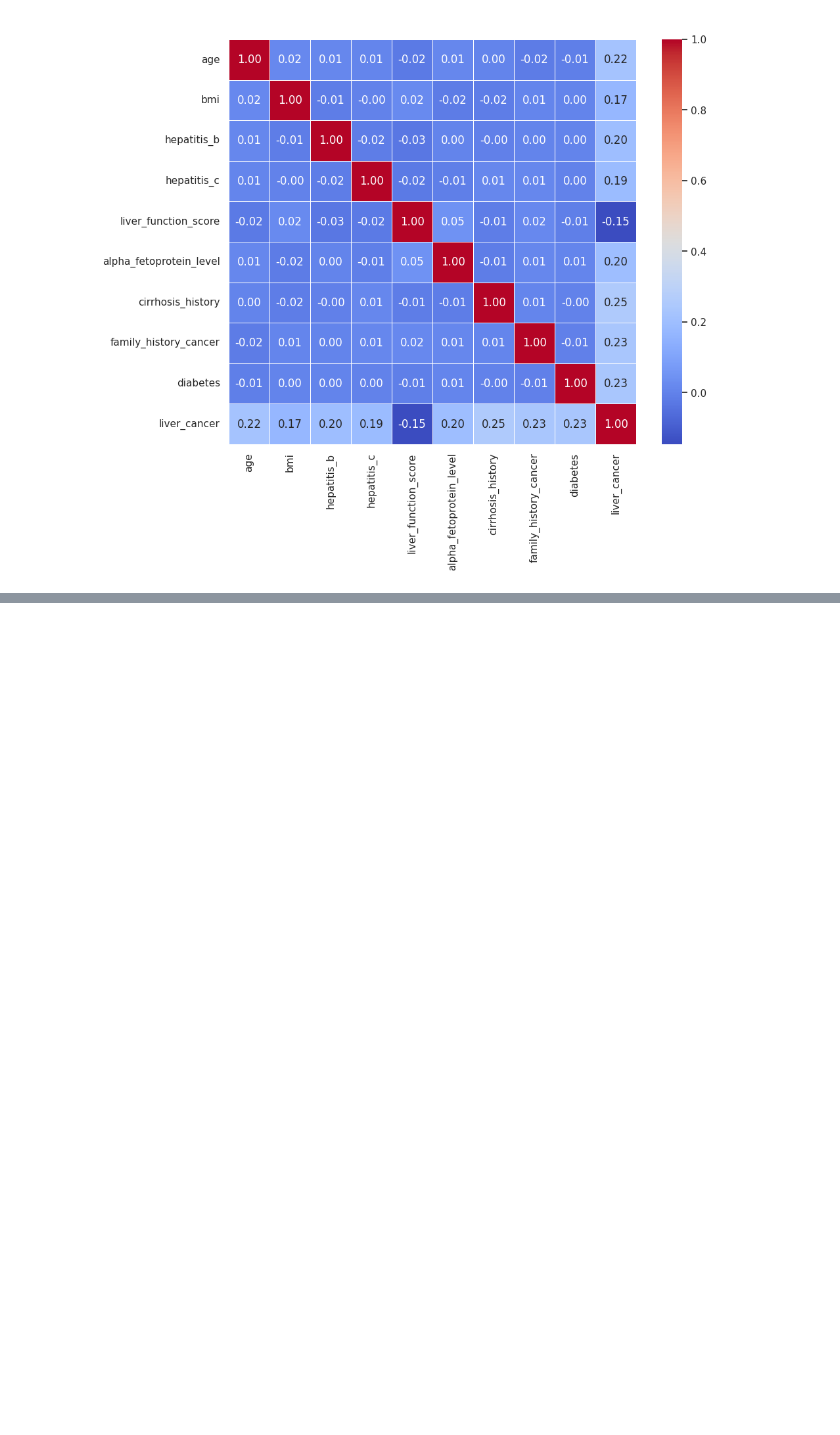
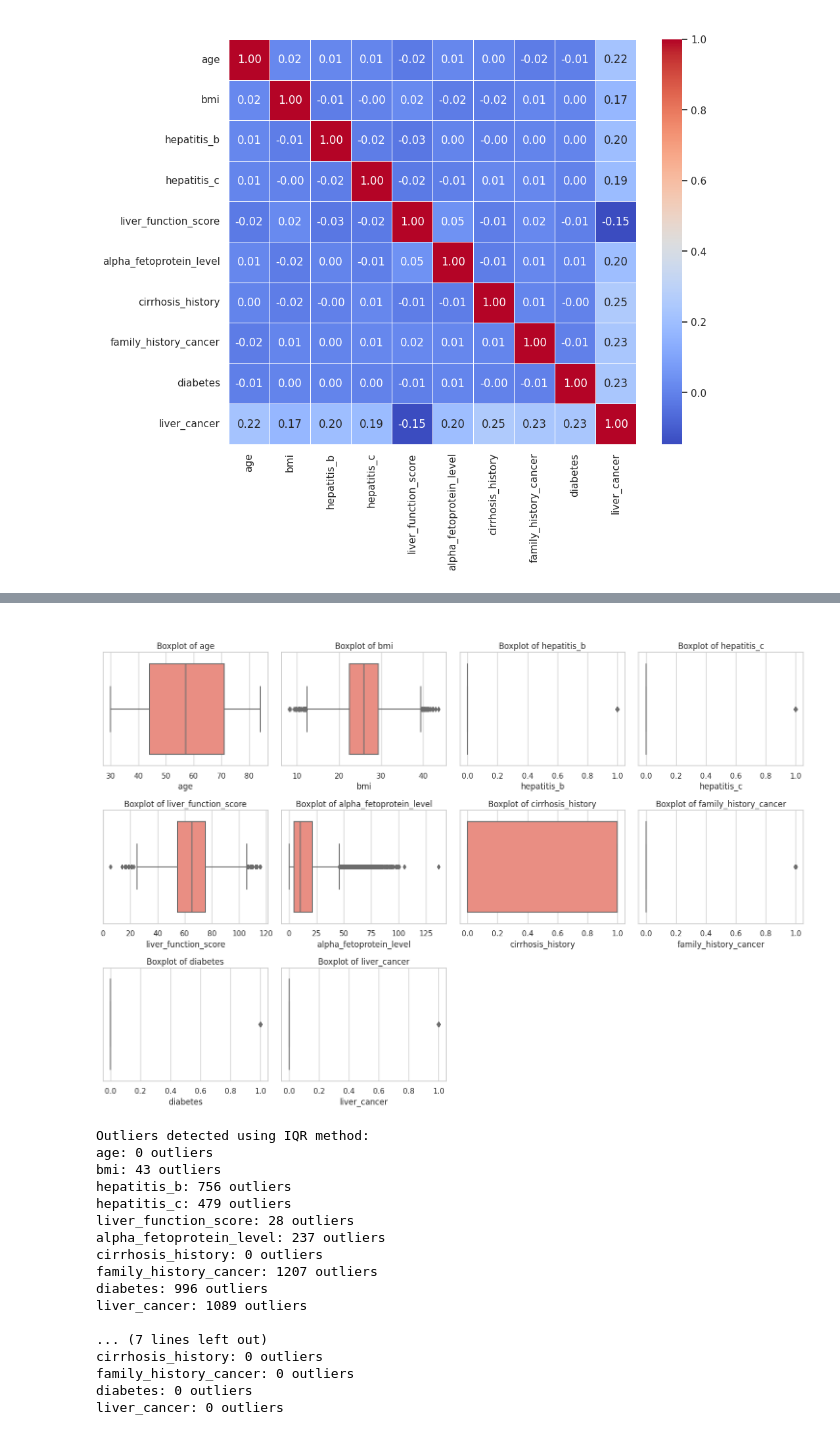
Before and after one commit to alabhastam/predict-Liver-Cancer, a Jupyter notebook: main.ipynb, the cells around one changed output, grey strips where cells are left out. Drawn from its saved outputs; the diff is of its cells as text; code cells hidden in the pictures; blank space fills up the shorter version.

Commit message:
Kaggle Notebook | Liver Cancer Classification | Version 3

```diff
--- a/main.ipynb
+++ b/main.ipynb
@@ -690,0 +727,76 @@ memory usage: 547.0+ KB
+# %%
+import seaborn as sns
+import matplotlib.pyplot as plt
+from scipy import stats
+
+numerical_cols = df.select_dtypes(include=[np.number]).columns
+
+# Step 1: Visualize outliers using boxplots
+plt.figure(figsize=(15, 10))
+for i, col in enumerate(numerical_cols, 1):
+    plt.subplot(3, 4, i)
+    sns.boxplot(x=df[col], color='salmon')
+    plt.title(f'Boxplot of {col}')
+plt.tight_layout()
+plt.suptitle("Outlier Detection: Boxplots", fontsize=16, color="white", y=1.02)
+plt.show()
+
+# Step 2: Apply IQR Method for outlier detection
+outliers_iqr = {}
+for col in numerical_cols:
+    Q1 = df[col].quantile(0.25)
+    Q3 = df[col].quantile(0.75)
+    IQR = Q3 - Q1
+    lower_bound = Q1 - 1.5 * IQR
+    upper_bound = Q3 + 1.5 * IQR
+    outliers_iqr[col] = df[(df[col] < lower_bound) | (df[col] > upper_bound)]
+
+# Display the outliers detected by IQR method
+print("\nOutliers detected using IQR method:")
+for col, outliers in outliers_iqr.items():
+    print(f"{col}: {len(outliers)} outliers")
+
+# Step 3: Apply Z-score method for outlier detection
+outliers_zscore = {}
+z_threshold = 3  # Z-score threshold
+for col in numerical_cols:
+    z_scores = stats.zscore(df[col].dropna())
+    outliers_zscore[col] = df[np.abs(z_scores) > z_threshold]
+
+# Display the outliers detected by Z-score method
+print("\nOutliers detected using Z-score method:")
+for col, outliers in outliers_zscore.items():
+    print(f"{col}: {len(outliers)} outliers")
+
+# Step 4: Visualize the identified outliers using scatter plots for numerical features
+plt.figure(figsize=(15, 10))
+for i, col in enumerate(numerical_cols, 1):
+    plt.subplot(3, 4, i)
+    sns.scatterplot(x=df.index, y=df[col], color='blue', label='Data')
+    plt.title(f'Scatter plot of {col}')
+    plt.xlabel('Index')
+    plt.ylabel(col)
+plt.tight_layout()
+plt.suptitle("Outlier Detection: Scatter Plots", fontsize=16, color="white", y=1.02)
+plt.show()
+
+# Optionally: Remove or handle outliers, e.g., using removal or transformation (like log transformation)
+# %% [output]
+[figure, added]
+Outliers detected using IQR method:
+age: 0 outliers
+bmi: 43 outliers
+hepatitis_b: 756 outliers
+hepatitis_c: 479 outliers
+liver_function_score: 28 outliers
+alpha_fetoprotein_level: 237 outliers
+cirrhosis_history: 0 outliers
+family_history_cancer: 1207 outliers
+diabetes: 996 outliers
+liver_cancer: 1089 outliers
+
+... (7 lines left out)
+cirrhosis_history: 0 outliers
+family_history_cancer: 0 outliers
+diabetes: 0 outliers
+liver_cancer: 0 outliers
```
Also changed, not shown: parts of 4 cells of this notebook.
